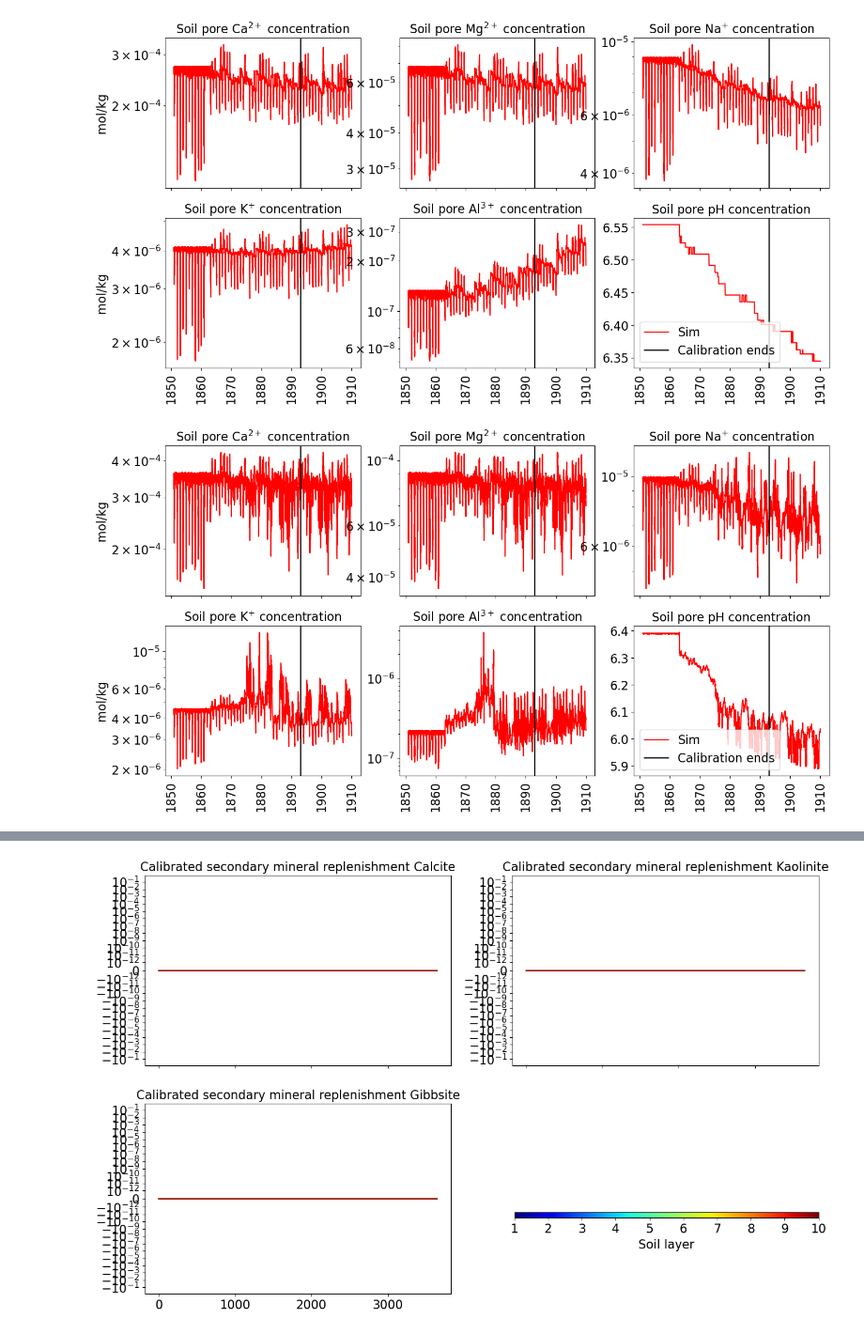
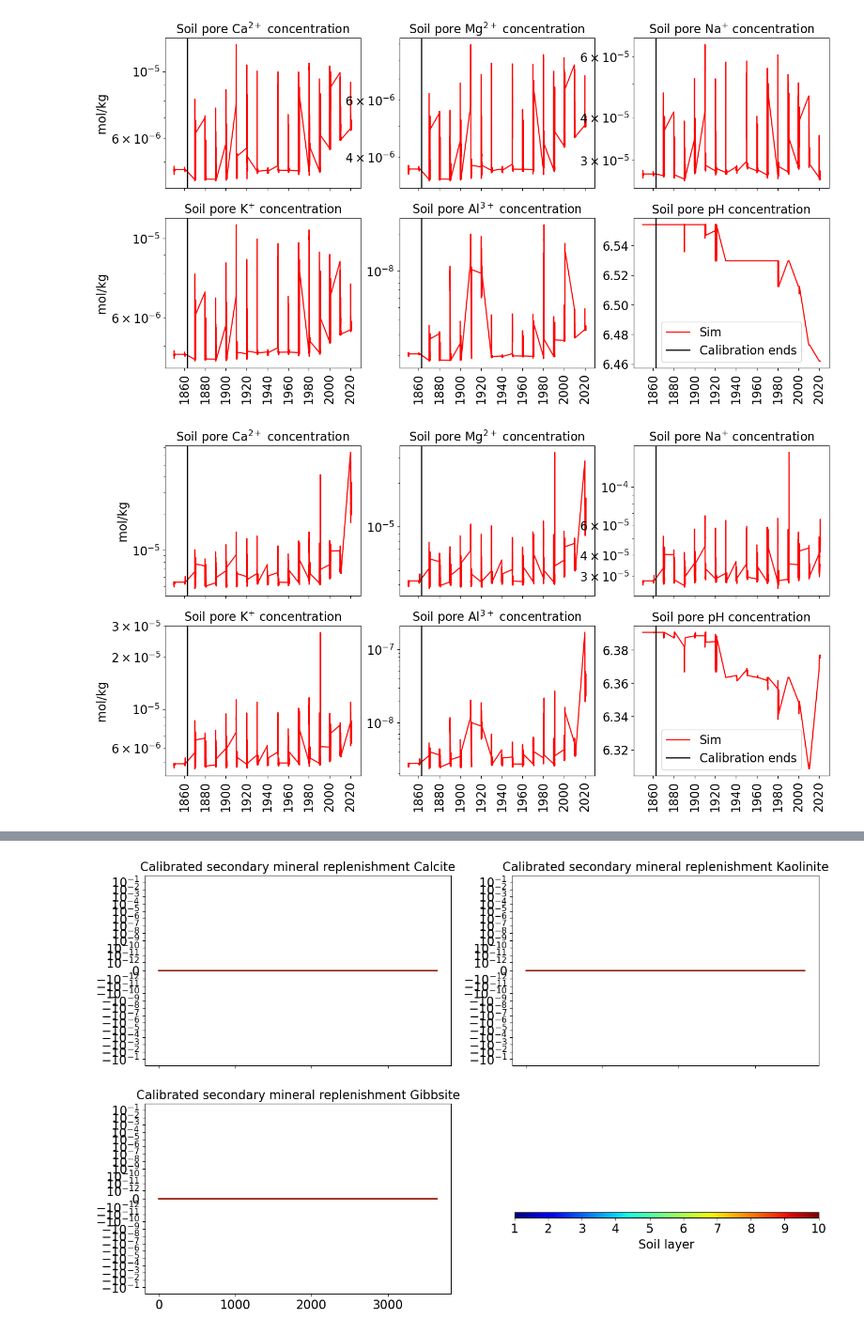
Before and after one commit to ypwong22/erw_scripts, a Jupyter notebook: plot_simulation_obs_site_more.ipynb, the cells around one changed output, grey strips where cells are left out. Shown at 94% size. Cells and saved outputs as stored; diff of their text form; code cells hidden in the pictures.

```diff
--- a/plot_simulation_obs_site_more.ipynb
+++ b/plot_simulation_obs_site_more.ipynb
@@ -30,12 +32,17 @@ elm_thickness = np.diff(np.array([0, 1.75, 4.51, 9.06, 16.55, 28.91, 49.29, 82.8
 flist = [os.path.join(os.environ['E3SM_ROOT'], 'output',
                         f'{prefix}_{site}_ICB20TRCNPRDCTCBC_{suffix}erw', 'run',
                         f'{prefix}_{site}_ICB20TRCNPRDCTCBC_{suffix}erw.elm.h1.{yy}-01-01-00000.nc') \
-            for yy in range(1851, 1910)]
-            #for yy in range(2015, 2017)]
-            #for yy in range(1850, 2023, 10)]
+            #for yy in range(1850,1872)]
+            #for yy in range(1863, 1900)]
+            #for yy in range(1876, 1883)]
+            #for yy in range(1920, 1950)]
+            #for yy in range(2010, 2023)]
+            for yy in range(1850, 2023, 10)]
 
 if site == 'UIEF':
-    datestr = '1863-12-31' # end of spin up
+    datestr = '1862-12-31' # end of spin up
+    #datestr = '1875-12-31' # end of spin up
+    #datestr = '2010-01-01'
 else:
     datestr = '1892-12-31' # end of spin up
 #datestr = '2016-11-01' # application time
@@ -55,16 +62,16 @@ for i, (cation, mass_ca) in \
     enumerate(zip(['Ca2+','Mg2+','Na+','K+','Al3+'],
                   [40, 24, 23, 29, 27])):
     soil_pore_sim[(cation, 'Oe')] = pd.Series(
-        ((hr[f'cation_vr_{i+1}'][:,:2,0] / hr['H2OSOI'][:,:2,0] / mass_ca / 1000) *
-          np.array([1.75, 2.5-1.75]).reshape(1,-1)).sum(axis = 1) / 2.5,
+        (hr[f'cation_vr_{i+1}'][:,:2,0] * np.array([1.75, 2.5-1.75]).reshape(1,-1) * 1e-2 \
+          / mass_ca / hr['SOILLIQ'][:,:2,0]).sum(axis = 1),
         index = tvec)
     soil_pore_sim[(cation, 'Oa')] = pd.Series(
-        ((hr[f'cation_vr_{i+1}'][:,1:3,0] / hr['H2OSOI'][:,1:3,0] / mass_ca / 1000) *
-          np.array([4.51-2.5, 7-4.51]).reshape(1,-1)).sum(axis = 1) / (7-2.5),
+        (hr[f'cation_vr_{i+1}'][:,1:3,0] * np.array([4.51-2.5, 7-4.51]).reshape(1,-1) * 1e-2 \
+          / mass_ca / hr['SOILLIQ'][:,1:3,0]).sum(axis = 1),
         index = tvec)
     soil_pore_sim[(cation, 'B')] = pd.Series(
-        ((hr[f'cation_vr_{i+1}'][:,4:6,0] / hr['H2OSOI'][:,4:6,0] / mass_ca / 1000) *
-          np.array([28.91-20, 49.29-28.91]).reshape(1,-1)).sum(axis = 1) / (49.29-20), #, 60-49.29, (60-20)
+        (hr[f'cation_vr_{i+1}'][:,4:6,0] * np.array([28.91-20, 49.29-28.91]).reshape(1,-1) * 1e-2 \
+          / mass_ca / hr['SOILLIQ'][:,4:6,0]).sum(axis = 1),
         index = tvec)
 soil_pore_sim[('pH', 'Oe')] = pd.Series(
         (hr[f'soil_pH'][:,:2,0] * np.array([1.75, 2.5-1.75]).reshape(1,-1)).sum(axis = 1) / 2.5,
@@ -107,7 +114,7 @@ for layer in ['Oe', 'Oa', 'B', 'OaeB']:
 
         ax.axvline(pd.Timestamp(datestr), color = 'k', label = 'Calibration ends')
 
-        # ax.set_xlim(sim[sim_ca].index[0], sim[sim_ca].index[100])
+        #ax.set_xlim(sim[sim_ca].index[400], sim[sim_ca].index[-1])
 
     ax.legend(ncol = 1)
 # %% [output]
@@ -116,2 +123,2 @@ for layer in ['Oe', 'Oa', 'B', 'OaeB']:
-[figure, old version]
+[figure, new version]
-[figure, old version]
+[figure, new version]
```
Also changed, not shown: parts of 11 cells of this notebook, 4 other files.
